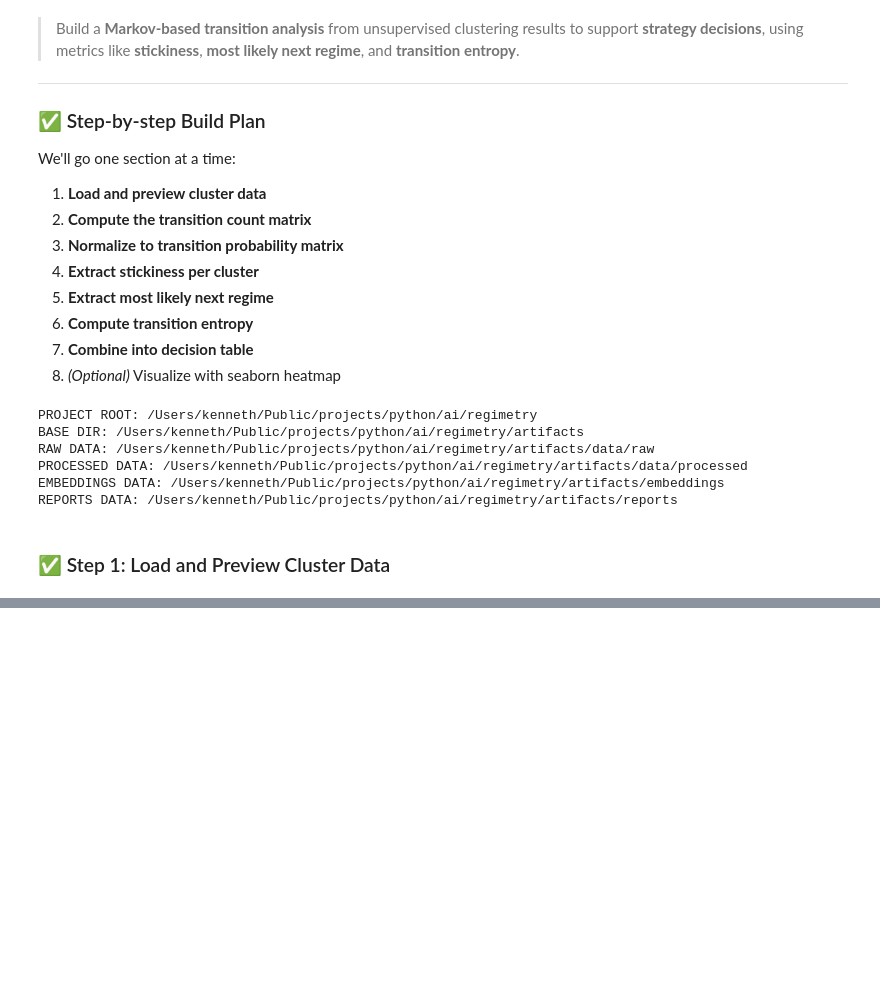
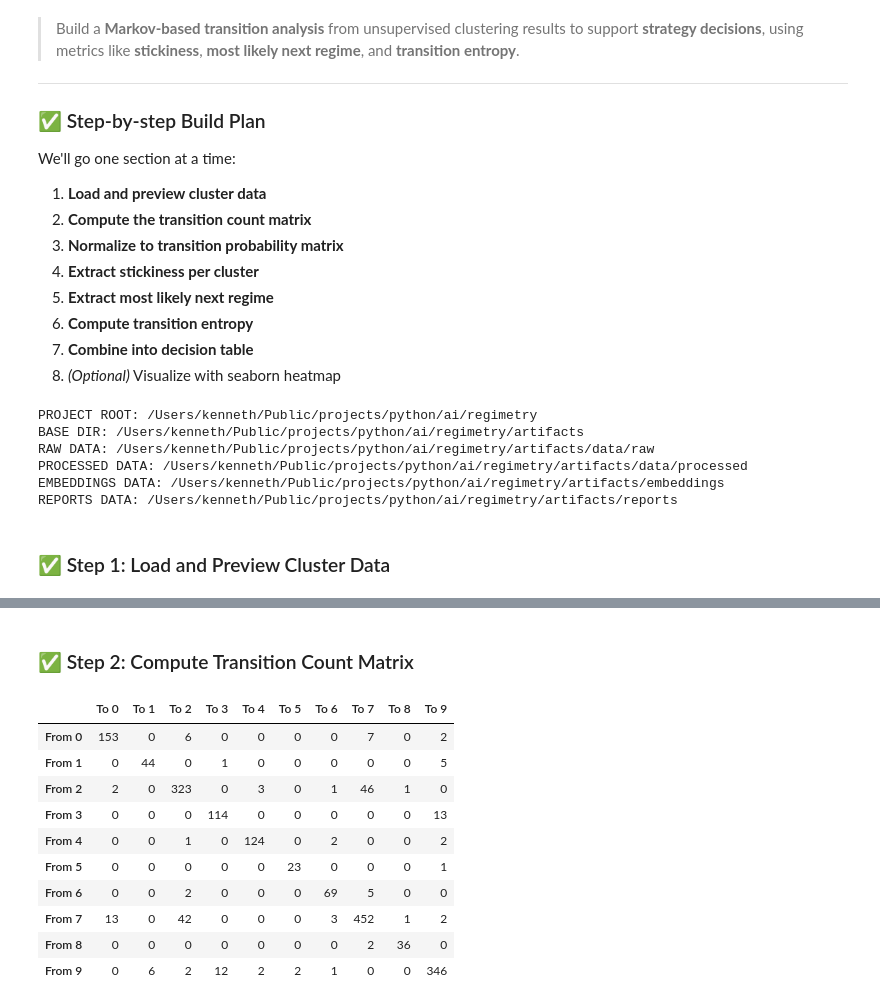
Before and after one commit to kjpou1/regimetry, a Jupyter notebook: notebook/notebooks/20_regime_transition_analysis.ipynb, the cells around one changed output, grey strips where cells are left out. Saved outputs shown, nothing was run; the diff lists cells and outputs as text; code cells hidden in the pictures; blank space fills up the shorter version.

```diff
--- a/notebook/notebooks/20_regime_transition_analysis.ipynb
+++ b/notebook/notebooks/20_regime_transition_analysis.ipynb
@@ -60,0 +69,34 @@ df.head()
+# %% [markdown]
+### ✅ Step 2: Compute Transition Count Matrix
+# %%
+# Extract cluster series as integer values
+cluster_series = df["Cluster_ID"].astype(int).reset_index(drop=True)
+
+# Get number of clusters
+n_clusters = cluster_series.nunique()
+
+# Initialize count matrix
+transition_counts = np.zeros((n_clusters, n_clusters), dtype=int)
+
+# Count 1-step transitions
+for i in range(len(cluster_series) - 1):
+    current_cluster = cluster_series[i]
+    next_cluster = cluster_series[i + 1]
+    transition_counts[current_cluster, next_cluster] += 1
+
+# Optional: view raw counts
+pd.DataFrame(transition_counts,
+             index=[f"From {i}" for i in range(n_clusters)],
+             columns=[f"To {i}" for i in range(n_clusters)])
+# %% [output]
+|  | To 0 | To 1 | To 2 | To 3 | To 4 | To 5 | To 6 | To 7 | To 8 | To 9 |
+| From 0 | 153 | 0 | 6 | 0 | 0 | 0 | 0 | 7 | 0 | 2 |
+| From 1 | 0 | 44 | 0 | 1 | 0 | 0 | 0 | 0 | 0 | 5 |
+| From 2 | 2 | 0 | 323 | 0 | 3 | 0 | 1 | 46 | 1 | 0 |
+| From 3 | 0 | 0 | 0 | 114 | 0 | 0 | 0 | 0 | 0 | 13 |
+| From 4 | 0 | 0 | 1 | 0 | 124 | 0 | 2 | 0 | 0 | 2 |
+| From 5 | 0 | 0 | 0 | 0 | 0 | 23 | 0 | 0 | 0 | 1 |
+| From 6 | 0 | 0 | 2 | 0 | 0 | 0 | 69 | 5 | 0 | 0 |
+| From 7 | 13 | 0 | 42 | 0 | 0 | 0 | 3 | 452 | 1 | 2 |
+| From 8 | 0 | 0 | 0 | 0 | 0 | 0 | 0 | 2 | 36 | 0 |
+| From 9 | 0 | 6 | 2 | 12 | 2 | 2 | 1 | 0 | 0 | 346 |
```
Also changed, not shown: parts of 14 cells of this notebook.
